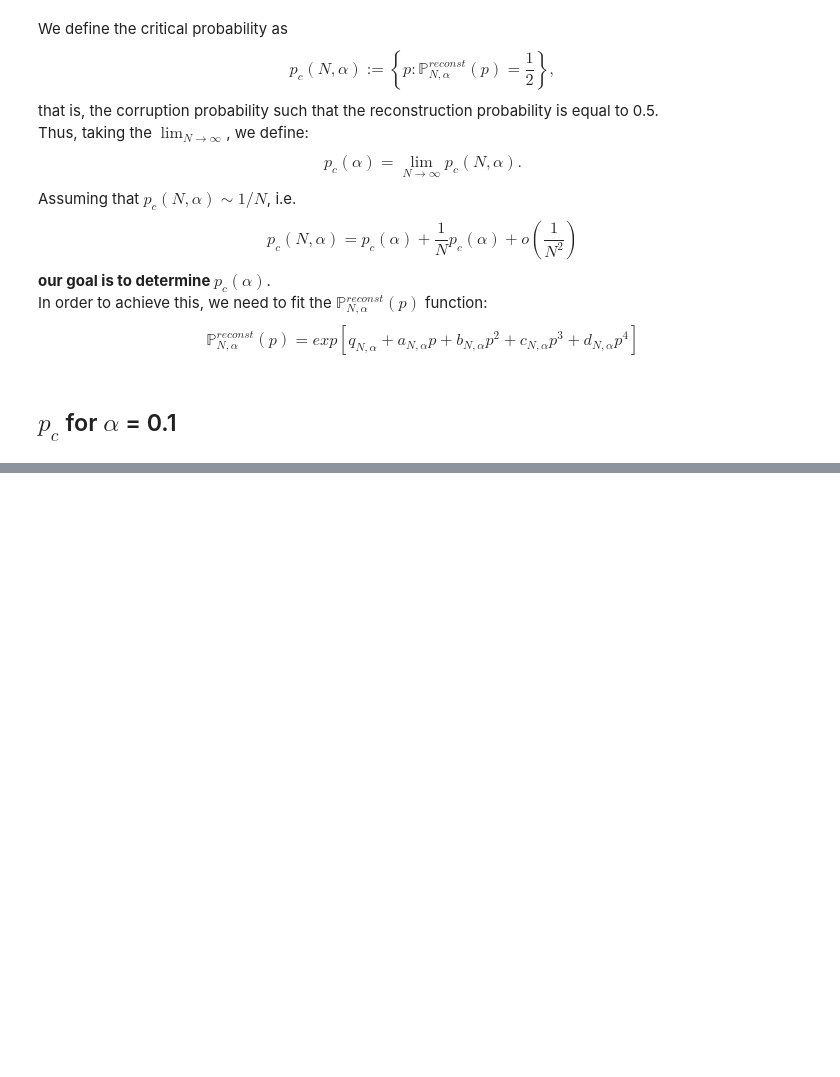
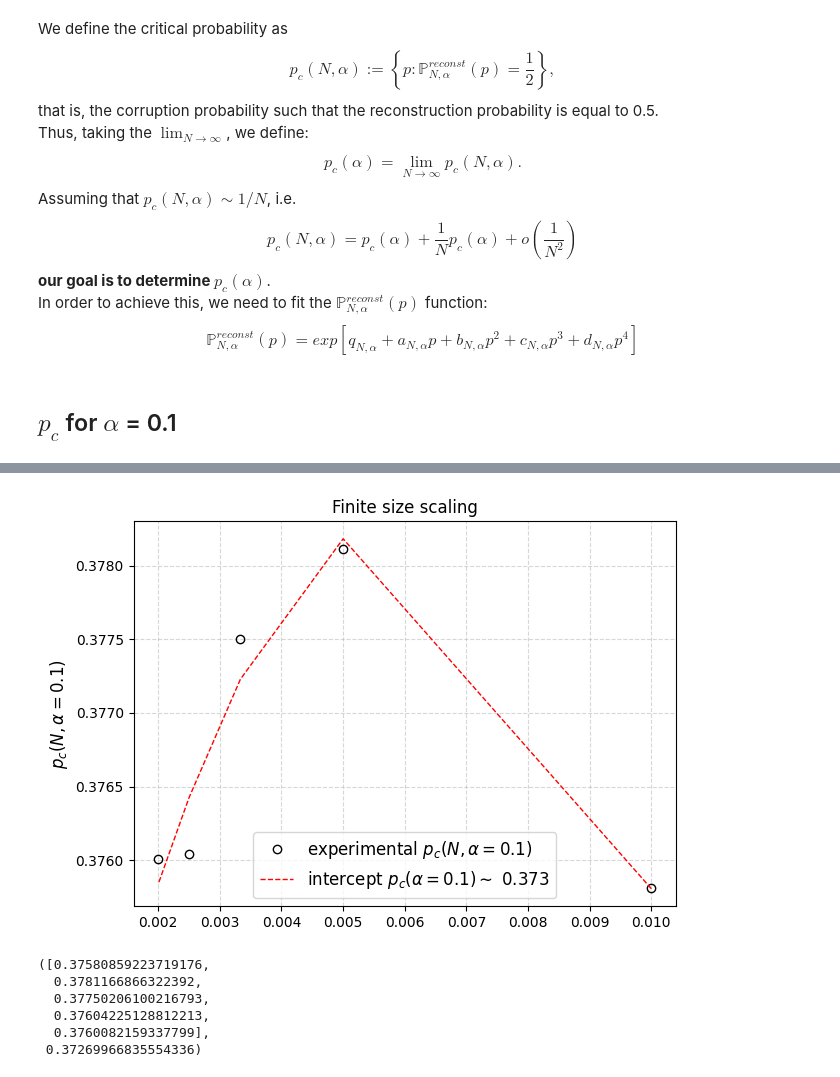
Before and after one commit to lorenzomancini1/Hopfield_Model, a Jupyter notebook: Standard Hopfield/Critical Noise/notebooks/analysis_of_critical_noise.ipynb, the cells around one changed output, grey strips where cells are left out. Drawn from its saved outputs; the diff is of its cells as text; code cells hidden in the pictures; blank space fills up the shorter version.

```diff
--- a/Standard Hopfield/Critical Noise/notebooks/analysis_of_critical_noise.ipynb
+++ b/Standard Hopfield/Critical Noise/notebooks/analysis_of_critical_noise.ipynb
@@ -73,0 +86,12 @@ CN.compute_pc(α, NN, rootdir = "../", datadir = "workstation_data", plot_fit= T
+# %%
+NN = [100, 200, 300, 400, 500]
+α = 0.07
+CN.compute_pc(α, NN, rootdir = "../", datadir = "workstation_data", plot_fit = False, plot_reg = True)
+# %% [output]
+[figure, added]
+([0.37580859223719176,
+  0.3781166866322392,
+  0.37750206100216793,
+  0.37604225128812213,
+  0.3760082159337799],
+ 0.37269966835554336)
```
Also changed, not shown: parts of 8 cells of this notebook, 7 other files.
